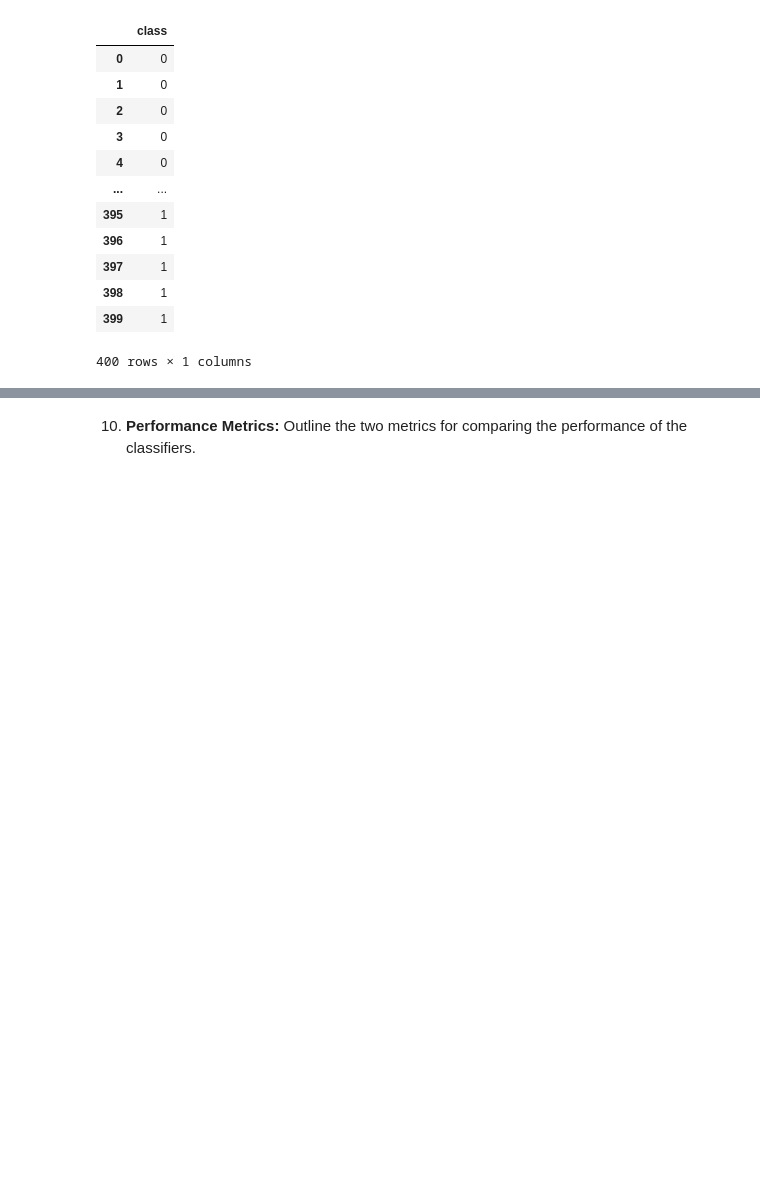
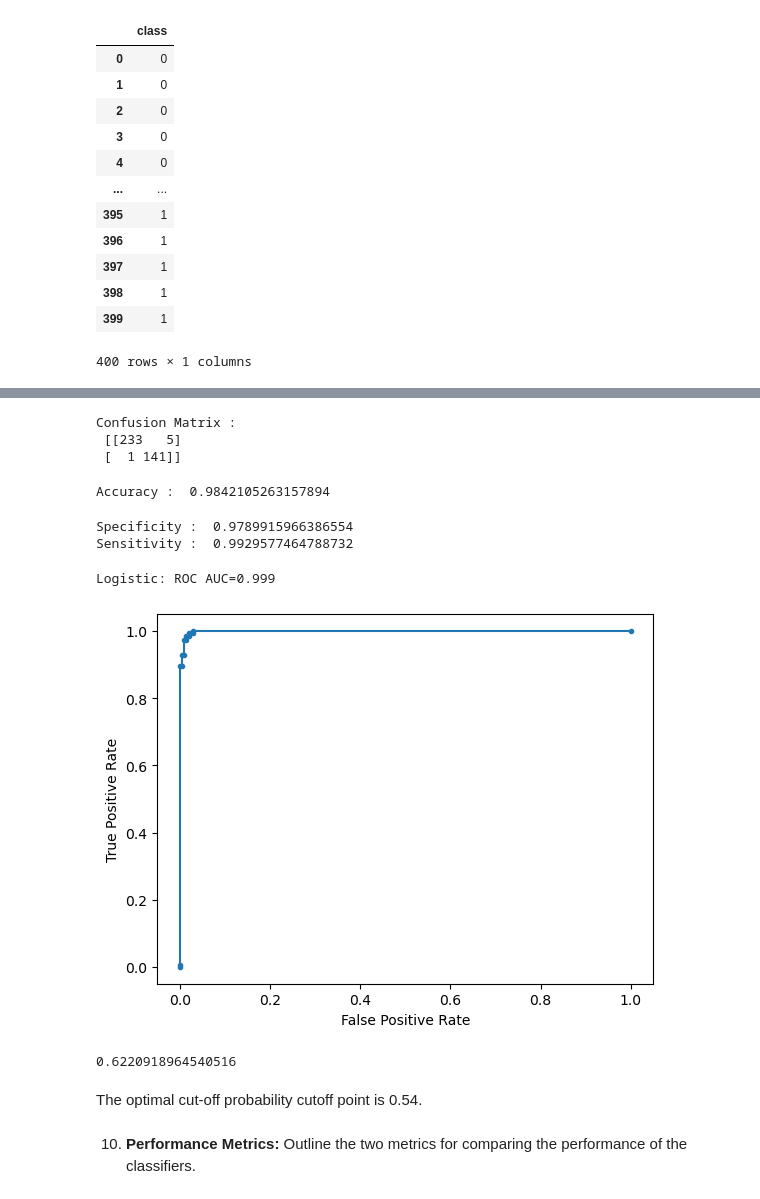
Before and after one commit to dail9/3da-assignment6, a Jupyter notebook: assignment6.ipynb, the cells around one changed output, grey strips where cells are left out. Saved outputs shown, nothing was run; the diff lists cells and outputs as text; code cells hidden in the pictures; blank space fills up the shorter version.

```diff
--- a/assignment6.ipynb
+++ b/assignment6.ipynb
@@ -1169,0 +1154,3 @@ plt.show()
+# %%
+pred_prob = logistic_X.predict_proba(X_test)
+pred_prob
@@ -1169,0 +1175,5 @@ plt.show()
+# %%
+positive_class_prob = pred_prob[:,1]
+y_test1=np.ravel(y_test)
+df2 = pd.DataFrame(data={'prob': positive_class_prob, 'y_test': y_test1})
+df2
@@ -1170,3 +1194,53 @@ plt.show()
+# %%
+df = pd.DataFrame(data={'prob0': pred_prob[:,1], 'y_test1': y_test1})
+
+df['y_test_pred'] = df.prob0.map(lambda x: 1 if x > 0.5 else 0)
+
+cm = confusion_matrix(df['y_test1'], df['y_test_pred'])
+print('Confusion Matrix : \n', cm)
+# %% [output]
+Confusion Matrix :
+ [[233   5]
+ [  1 141]]
+# %%
+total = sum(sum(cm))
+
+accuracy = (cm[0,0]+cm[1,1])/total
+print ('Accuracy : ', accuracy)
+# %% [output]
+Accuracy :  0.9842105263157894
+# %%
+specificity = cm[0,0]/(cm[0,0]+cm[0,1])
+print('Specificity : ', specificity )
+
+sensitivity = cm[1,1]/(cm[1,0]+cm[1,1])
+print('Sensitivity : ', sensitivity)
+# %% [output]
+Specificity :  0.9789915966386554
+Sensitivity :  0.9929577464788732
+# %%
+spam_auc = roc_auc_score(df.y_test1, df.prob0)
+print('Logistic: ROC AUC=%.3f' % (spam_auc))
+# %% [output]
+Logistic: ROC AUC=0.999
+# %%
+spam_fpr, spam_tpr, cutoff = roc_curve(df.y_test1, df.prob0)
+# %%
+plt.plot(spam_fpr, spam_tpr, marker='.', label='Logistic')
+plt.xlabel('False Positive Rate')
+plt.ylabel('True Positive Rate')
+
+plt.show()
+# %% [output]
+[figure, added]
+# %%
+ks_statistic = np.max(spam_tpr - spam_fpr)
+ks_cutoff = cutoff[np.argmax(spam_tpr - spam_fpr)]
+ks_cutoff
+# %% [output]
+0.6220918964540516
+# %% [markdown]
+The optimal cut-off probability cutoff point is 0.54.
 # %% [markdown]
 10. **Performance Metrics:** Outline the two metrics for comparing the performance of the classifiers.
 # %% [markdown]
```
Also changed, not shown: parts of 10 cells of this notebook.
